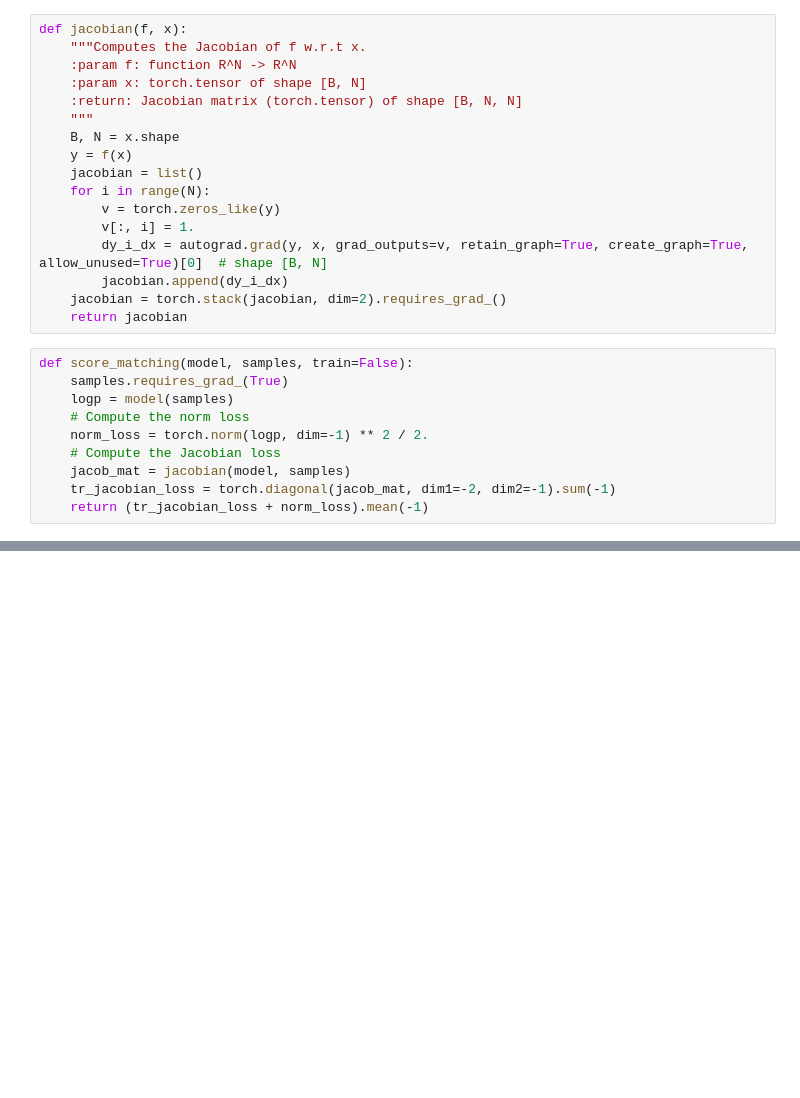
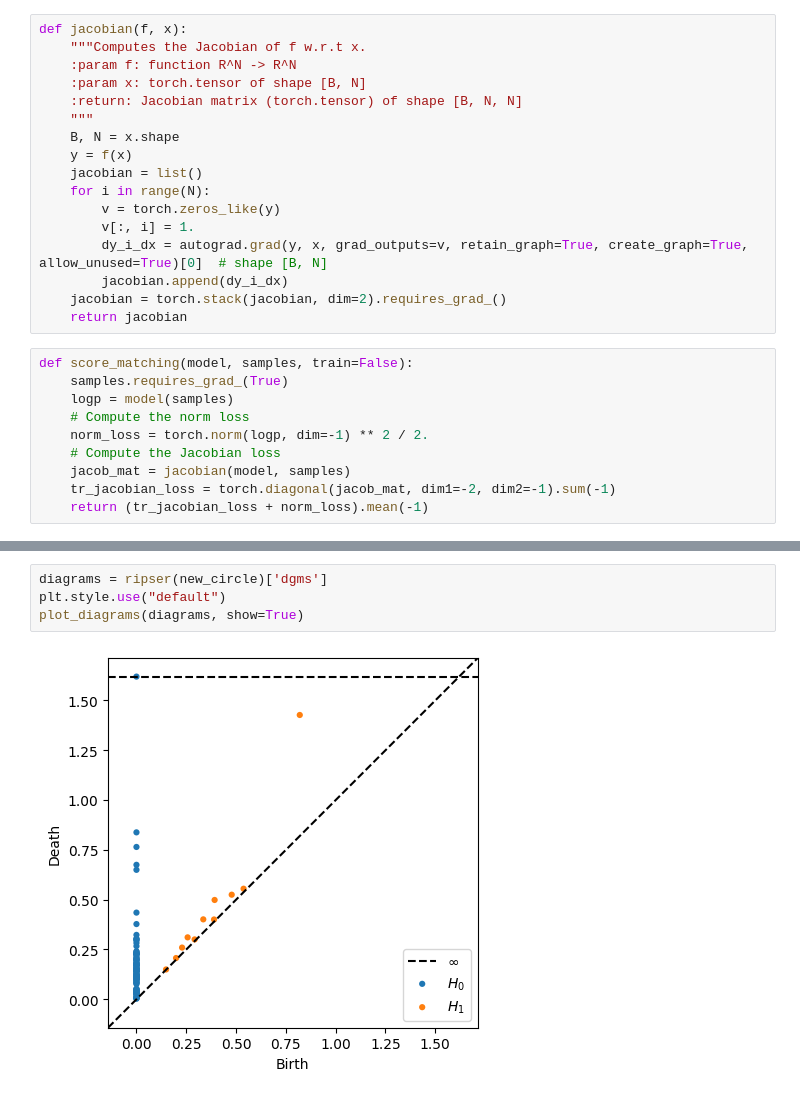
Before and after one commit to ufabao/Topology-of-Diffusion-models, a Jupyter notebook: diffus.ipynb, the cells around one changed output, grey strips where cells are left out. Drawn from its saved outputs; the diff is of its cells as text; blank space fills up the shorter version.

```diff
--- a/diffus.ipynb
+++ b/diffus.ipynb
@@ -160,0 +193,6 @@ plot_langevin()
+# %%
+diagrams = ripser(new_circle)['dgms']
+plt.style.use("default")
+plot_diagrams(diagrams, show=True)
+# %% [output]
+[figure, added]
```
Also changed, not shown: parts of 10 cells of this notebook.
